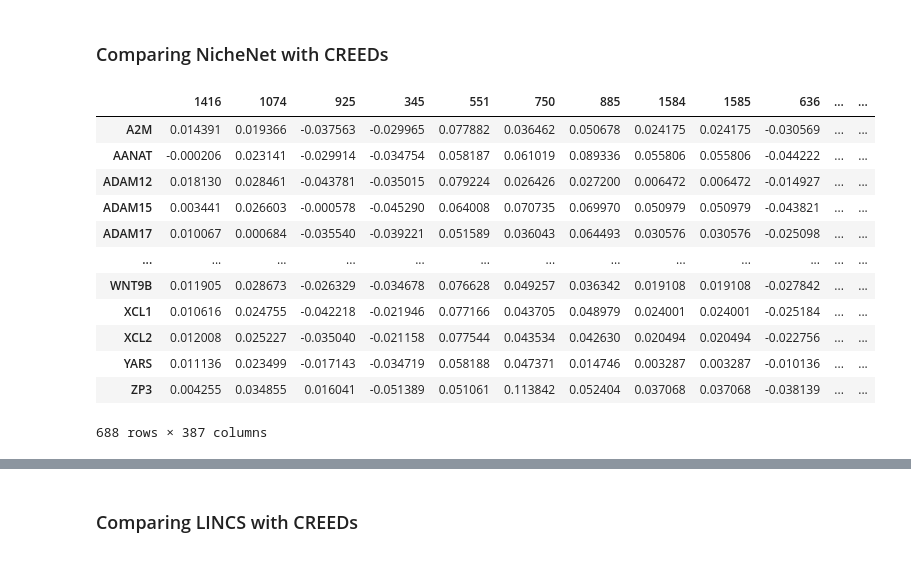
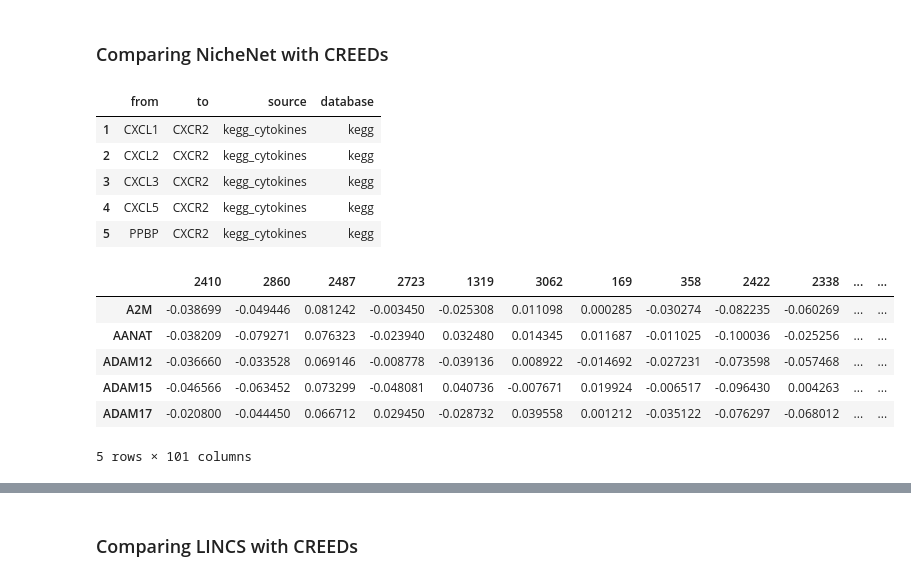
Before and after one commit to Vargeszti/Thesis, a Jupyter notebook: code/similarities.ipynb, the cells around one changed output, grey strips where cells are left out. Drawn from its saved outputs; the diff is of its cells as text; code cells hidden in the pictures.

```diff
--- a/code/similarities.ipynb
+++ b/code/similarities.ipynb
@@ -241,4 +241,4 @@ lincs_creeds_sim(consig_gse92742_trt_sh_fil_A, 'gene_pert_A', 'gse70138_trt_sh_f
 # %% [markdown]
 ### Comparing NicheNet with CREEDs
 # %%
-similarity=pd.read_csv('../results/drug_NN_sim.csv',sep=',',header=0,index_col=0)
+similarity=pd.read_csv('../results/gene_NN_sim.csv',sep=',',header=0,index_col=0)
@@ -245,16 +249,21 @@ similarity=pd.read_csv('../results/drug_NN_sim.csv',sep=',',header=0,index_col=0
+# %%
+good_source = ['kegg_cytokines', 'kegg_cams', 'kegg_neuroactive', 'kegg_ecm', 'pharmacology', 'ramilowski_known']
+lr_network = lr_network[np.in1d(lr_network['source'], good_source)]
+lr_network.head()
+# %% [output]
+|  | from | to | source | database |
+| 1 | CXCL1 | CXCR2 | kegg_cytokines | kegg |
+| 2 | CXCL2 | CXCR2 | kegg_cytokines | kegg |
+| 3 | CXCL3 | CXCR2 | kegg_cytokines | kegg |
+| 4 | CXCL5 | CXCR2 | kegg_cytokines | kegg |
+| 5 | PPBP | CXCR2 | kegg_cytokines | kegg |
 # %%
-similarity
+similarity.head()
 # %% [output]
-|  | 1416 | 1074 | 925 | 345 | 551 | 750 | 885 | 1584 | 1585 | 636 | ... | ... |
-| A2M | 0.014391 | 0.019366 | -0.037563 | -0.029965 | 0.077882 | 0.036462 | 0.050678 | 0.024175 | 0.024175 | -0.030569 | ... | ... |
-| AANAT | -0.000206 | 0.023141 | -0.029914 | -0.034754 | 0.058187 | 0.061019 | 0.089336 | 0.055806 | 0.055806 | -0.044222 | ... | ... |
-| ADAM12 | 0.018130 | 0.028461 | -0.043781 | -0.035015 | 0.079224 | 0.026426 | 0.027200 | 0.006472 | 0.006472 | -0.014927 | ... | ... |
-| ADAM15 | 0.003441 | 0.026603 | -0.000578 | -0.045290 | 0.064008 | 0.070735 | 0.069970 | 0.050979 | 0.050979 | -0.043821 | ... | ... |
-| ADAM17 | 0.010067 | 0.000684 | -0.035540 | -0.039221 | 0.051589 | 0.036043 | 0.064493 | 0.030576 | 0.030576 | -0.025098 | ... | ... |
-| ... | ... | ... | ... | ... | ... | ... | ... | ... | ... | ... | ... | ... |
-| WNT9B | 0.011905 | 0.028673 | -0.026329 | -0.034678 | 0.076628 | 0.049257 | 0.036342 | 0.019108 | 0.019108 | -0.027842 | ... | ... |
-| XCL1 | 0.010616 | 0.024755 | -0.042218 | -0.021946 | 0.077166 | 0.043705 | 0.048979 | 0.024001 | 0.024001 | -0.025184 | ... | ... |
-| XCL2 | 0.012008 | 0.025227 | -0.035040 | -0.021158 | 0.077544 | 0.043534 | 0.042630 | 0.020494 | 0.020494 | -0.022756 | ... | ... |
-| YARS | 0.011136 | 0.023499 | -0.017143 | -0.034719 | 0.058188 | 0.047371 | 0.014746 | 0.003287 | 0.003287 | -0.010136 | ... | ... |
-| ZP3 | 0.004255 | 0.034855 | 0.016041 | -0.051389 | 0.051061 | 0.113842 | 0.052404 | 0.037068 | 0.037068 | -0.038139 | ... | ... |
+|  | 2410 | 2860 | 2487 | 2723 | 1319 | 3062 | 169 | 358 | 2422 | 2338 | ... | ... |
+| A2M | -0.038699 | -0.049446 | 0.081242 | -0.003450 | -0.025308 | 0.011098 | 0.000285 | -0.030274 | -0.082235 | -0.060269 | ... | ... |
+| AANAT | -0.038209 | -0.079271 | 0.076323 | -0.023940 | 0.032480 | 0.014345 | 0.011687 | -0.011025 | -0.100036 | -0.025256 | ... | ... |
+| ADAM12 | -0.036660 | -0.033528 | 0.069146 | -0.008778 | -0.039136 | 0.008922 | -0.014692 | -0.027231 | -0.073598 | -0.057468 | ... | ... |
+| ADAM15 | -0.046566 | -0.063452 | 0.073299 | -0.048081 | 0.040736 | -0.007671 | 0.019924 | -0.006517 | -0.096430 | 0.004263 | ... | ... |
+| ADAM17 | -0.020800 | -0.044450 | 0.066712 | 0.029450 | -0.028732 | 0.039558 | 0.001212 | -0.035122 | -0.076297 | -0.068012 | ... | ... |
-688 rows × 387 columns
+5 rows × 101 columns
```
Also changed, not shown: parts of 7 cells of this notebook.
